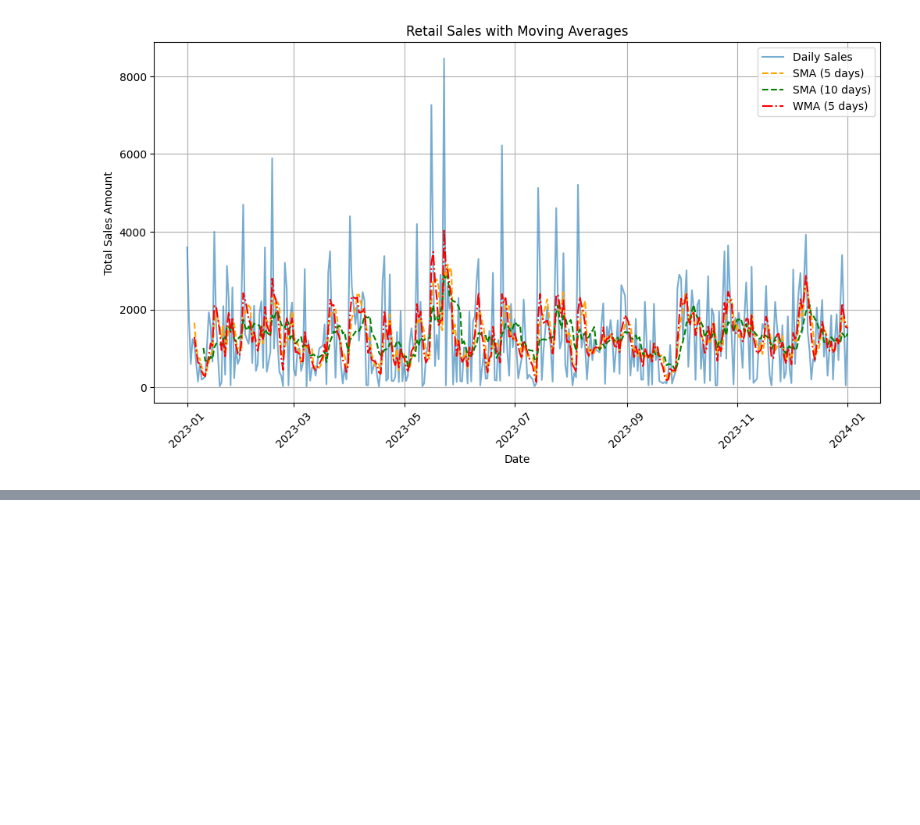
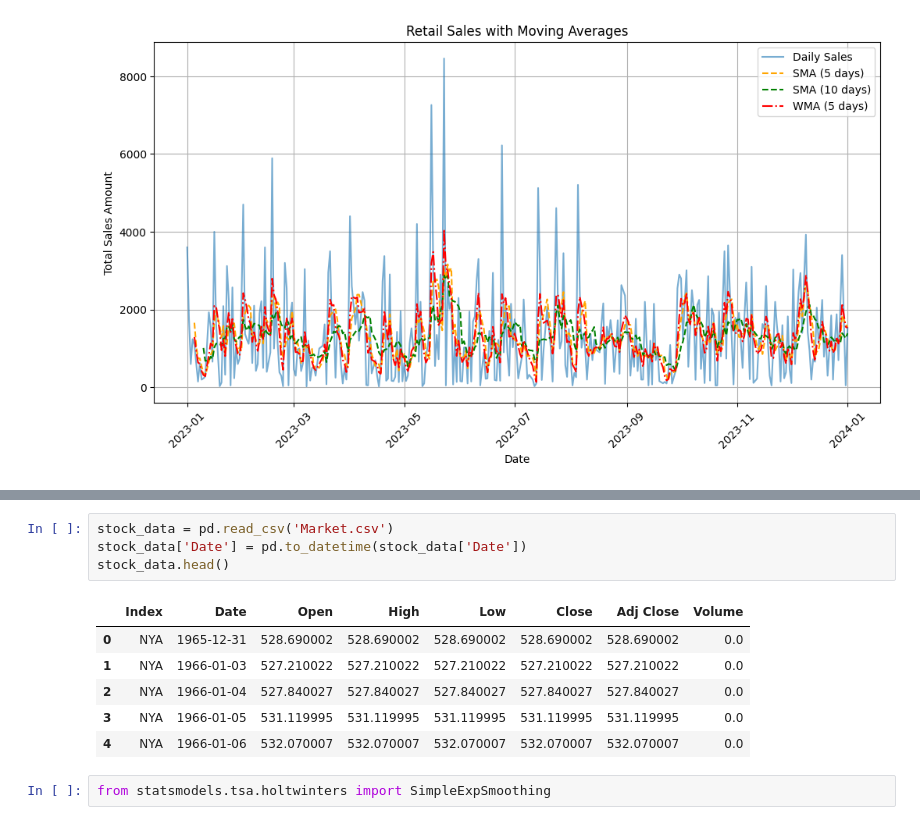
Before and after one commit to joyflorence/TIME-SERIES-AND-FORECASTING, a Jupyter notebook: practice/FORECASTING & STATISTICAL ANALYSIS/forecasting.ipynb, the cells around one changed output, grey strips where cells are left out. Cells and saved outputs as stored; diff of their text form; blank space fills up the shorter version.

```diff
--- a/practice/FORECASTING & STATISTICAL ANALYSIS/forecasting.ipynb
+++ b/practice/FORECASTING & STATISTICAL ANALYSIS/forecasting.ipynb
@@ -213,0 +263,13 @@ plt.show()
+# %%
+stock_data = pd.read_csv('Market.csv')
+stock_data['Date'] = pd.to_datetime(stock_data['Date'])
+stock_data.head()
+# %% [output]
+|  | Index | Date | Open | High | Low | Close | Adj Close | Volume |
+| 0 | NYA | 1965-12-31 | 528.690002 | 528.690002 | 528.690002 | 528.690002 | 528.690002 | 0.0 |
+| 1 | NYA | 1966-01-03 | 527.210022 | 527.210022 | 527.210022 | 527.210022 | 527.210022 | 0.0 |
+| 2 | NYA | 1966-01-04 | 527.840027 | 527.840027 | 527.840027 | 527.840027 | 527.840027 | 0.0 |
+| 3 | NYA | 1966-01-05 | 531.119995 | 531.119995 | 531.119995 | 531.119995 | 531.119995 | 0.0 |
+| 4 | NYA | 1966-01-06 | 532.070007 | 532.070007 | 532.070007 | 532.070007 | 532.070007 | 0.0 |
+# %%
+from statsmodels.tsa.holtwinters import SimpleExpSmoothing
```
Also changed, not shown: parts of 15 cells of this notebook, 2 other files.
